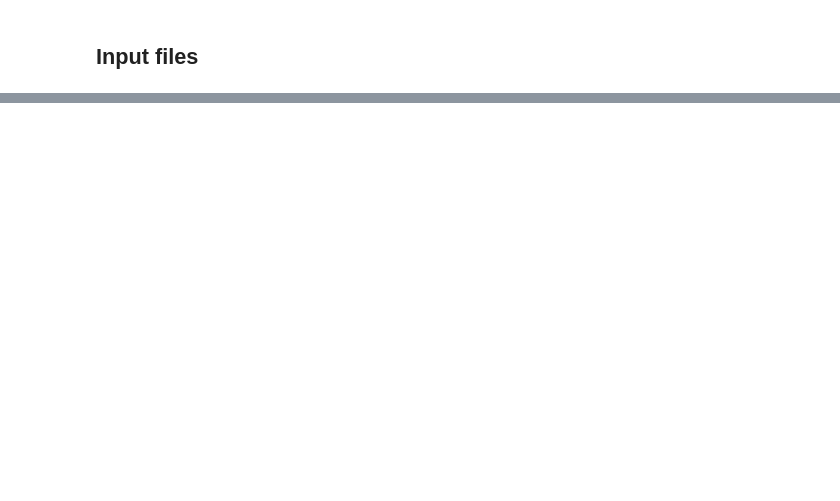
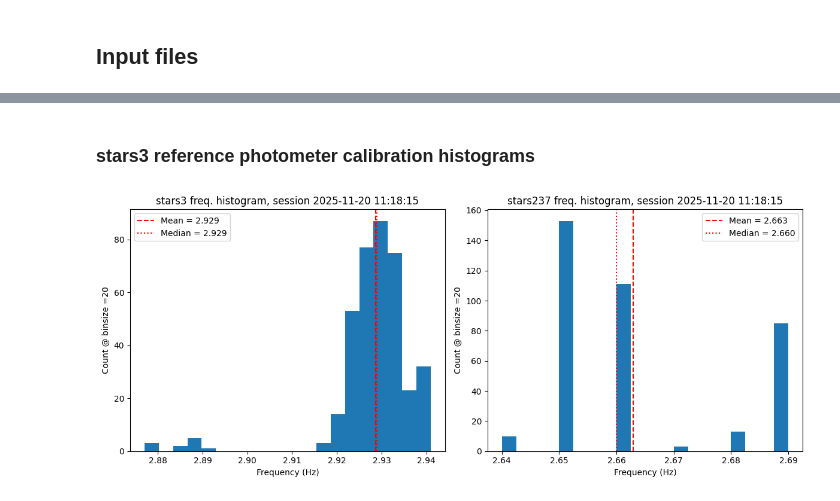
Before and after one commit to STARS4ALL/zptess, a Jupyter notebook: notebook/analysis.ipynb, the cells around one changed output, grey strips where cells are left out. Saved outputs shown, nothing was run; the diff lists cells and outputs as text; code cells hidden in the pictures; blank space fills up the shorter version.

```diff
--- a/notebook/analysis.ipynb
+++ b/notebook/analysis.ipynb
@@ -13,3 +61,22 @@ from astropy.io import ascii
+# %%
+def histogram2(datas: list, names: list, labels: list, bins, titles: list | None=None, means: list | None=None, medians: list | None=None):
+    # Crear figura con 1 fila, 2 columnas para dos histogramas
+    fig, axes = plt.subplots(1, 2, figsize=(12, 5))
+    means = means or [None, None]
+    medians = medians or [None, None]
+    titles = titles or [None, None]
+    for i, (ax, data, name, label, title, mean, median) in enumerate(zip(axes, datas, names, labels, titles, means, medians)):
+        ax.hist(data, bins=bins)
+        if mean is not None:
+            ax.axvline(mean, color='red', linestyle='--', label=f'Mean = {mean:.3f}')
+        if median is not None:
+            ax.axvline(median, color='red', linestyle=':', label=f'Median = {median:.3f}')
+        ax.set_title(title)
+        ax.set_xlabel(label)
+        ax.set_ylabel(f"Count @ binsize ={bins}")
+        ax.legend()
+    plt.tight_layout()
+    plt.show()
 # %% [markdown]
 ## Input files
 # %%
@@ -42,0 +137,20 @@ Table length=7500
+# %% [markdown]
+### stars3 reference photometer calibration histograms
+# %%
+session = sessions[0]
+tag = session[COL.SESSION][0]
+r_phot, r_freqs, r_mean, r_median = split_session(session, "ref")
+t_phot, t_freqs, t_mean, t_median = split_session(session, "test")
+r_title = f"{r_phot} freq. histogram, session {tag}"
+t_title = f"{t_phot} freq. histogram, session {tag}"
+histogram2(
+    datas=[r_freqs,t_freqs],
+    names=[r_phot, t_phot],
+    labels=["Frequency (Hz)"]*2,
+    bins=20,
+    titles=[r_title, t_title],
+    means=[r_mean, t_mean],
+    medians=[r_median, t_median]
+    )
+# %% [output]
+[figure, added]
```
Also changed, not shown: parts of 26 cells of this notebook.
